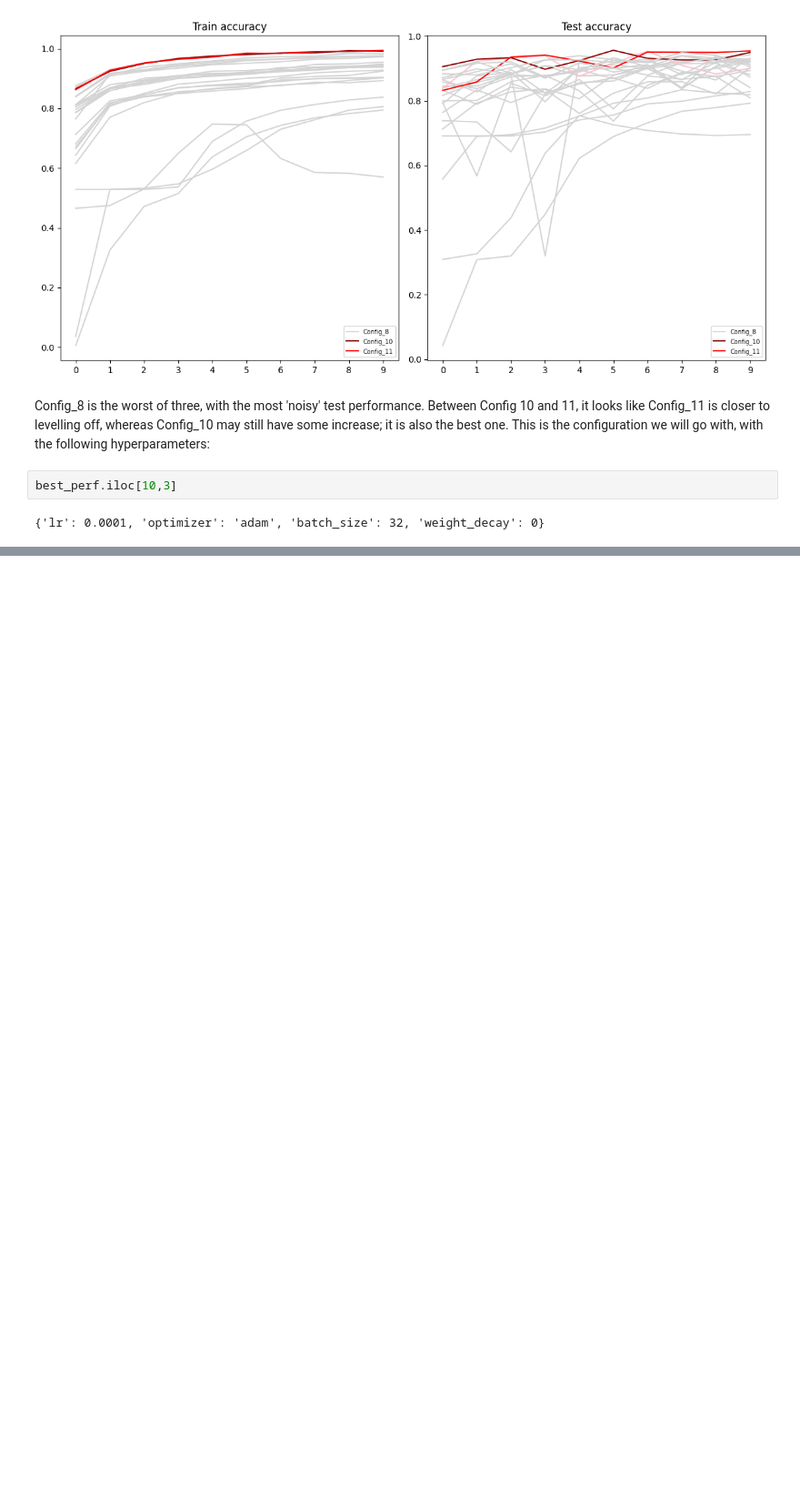
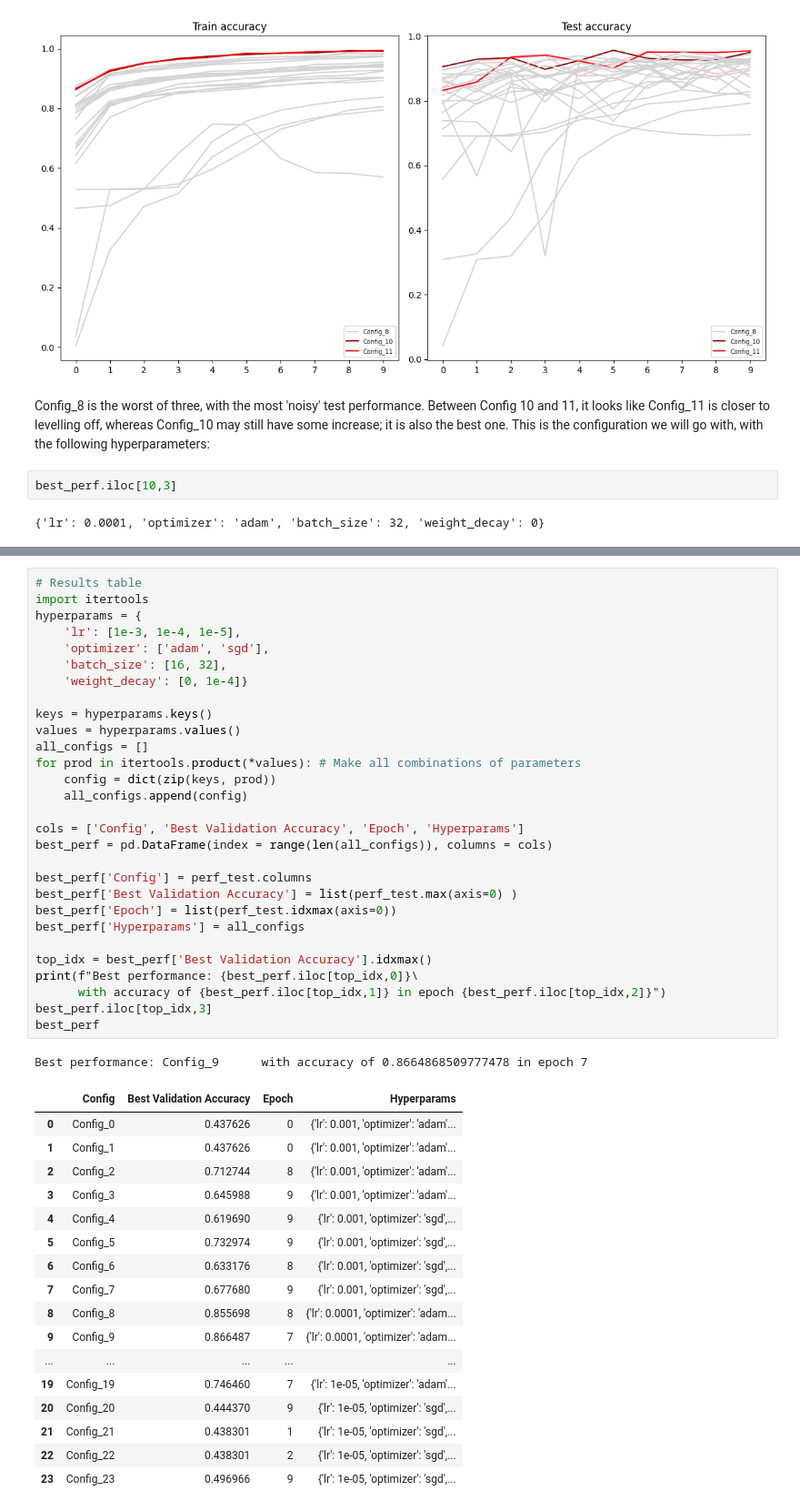
Before and after one commit to mariaserov/ML_BreakHis, a Jupyter notebook: scr/ConvnextV2_results_explore.ipynb, the cells around one changed output, grey strips where cells are left out. Shown at 91% size. Cells and saved outputs as stored; diff of their text form; blank space fills up the shorter version.

```diff
--- a/scr/ConvnextV2_results_explore.ipynb
+++ b/scr/ConvnextV2_results_explore.ipynb
@@ -223,0 +266,48 @@ best_perf.iloc[10,3]
+# %%
+# Results table
+import itertools
+hyperparams = {
+    'lr': [1e-3, 1e-4, 1e-5],
+    'optimizer': ['adam', 'sgd'],
+    'batch_size': [16, 32],
+    'weight_decay': [0, 1e-4]}
+
+keys = hyperparams.keys()
+values = hyperparams.values()
+all_configs = []
+for prod in itertools.product(*values): # Make all combinations of parameters
+    config = dict(zip(keys, prod))
+    all_configs.append(config)
+
+cols = ['Config', 'Best Validation Accuracy', 'Epoch', 'Hyperparams']
+best_perf = pd.DataFrame(index = range(len(all_configs)), columns = cols)
+
+best_perf['Config'] = perf_test.columns
+best_perf['Best Validation Accuracy'] = list(perf_test.max(axis=0) )
+best_perf['Epoch'] = list(perf_test.idxmax(axis=0))
+best_perf['Hyperparams'] = all_configs
+
+top_idx = best_perf['Best Validation Accuracy'].idxmax()
+print(f"Best performance: {best_perf.iloc[top_idx,0]}\
+      with accuracy of {best_perf.iloc[top_idx,1]} in epoch {best_perf.iloc[top_idx,2]}")
+best_perf.iloc[top_idx,3]
+best_perf
+# %% [output]
+Best performance: Config_9      with accuracy of 0.8664868509777478 in epoch 7
+|  | Config | Best Validation Accuracy | Epoch | Hyperparams |
+| 0 | Config_0 | 0.437626 | 0 | {'lr': 0.001, 'optimizer': 'adam'... |
+| 1 | Config_1 | 0.437626 | 0 | {'lr': 0.001, 'optimizer': 'adam'... |
+| 2 | Config_2 | 0.712744 | 8 | {'lr': 0.001, 'optimizer': 'adam'... |
+| 3 | Config_3 | 0.645988 | 9 | {'lr': 0.001, 'optimizer': 'adam'... |
+| 4 | Config_4 | 0.619690 | 9 | {'lr': 0.001, 'optimizer': 'sgd',... |
+| 5 | Config_5 | 0.732974 | 9 | {'lr': 0.001, 'optimizer': 'sgd',... |
+| 6 | Config_6 | 0.633176 | 8 | {'lr': 0.001, 'optimizer': 'sgd',... |
+| 7 | Config_7 | 0.677680 | 9 | {'lr': 0.001, 'optimizer': 'sgd',... |
+| 8 | Config_8 | 0.855698 | 8 | {'lr': 0.0001, 'optimizer': 'adam... |
+| 9 | Config_9 | 0.866487 | 7 | {'lr': 0.0001, 'optimizer': 'adam... |
+| ... | ... | ... | ... | ... |
+| 19 | Config_19 | 0.746460 | 7 | {'lr': 1e-05, 'optimizer': 'adam'... |
+| 20 | Config_20 | 0.444370 | 9 | {'lr': 1e-05, 'optimizer': 'sgd',... |
+| 21 | Config_21 | 0.438301 | 1 | {'lr': 1e-05, 'optimizer': 'sgd',... |
+| 22 | Config_22 | 0.438301 | 2 | {'lr': 1e-05, 'optimizer': 'sgd',... |
+| 23 | Config_23 | 0.496966 | 9 | {'lr': 1e-05, 'optimizer': 'sgd',... |
```
Also changed, not shown: parts of 9 cells of this notebook, 14 other files.
